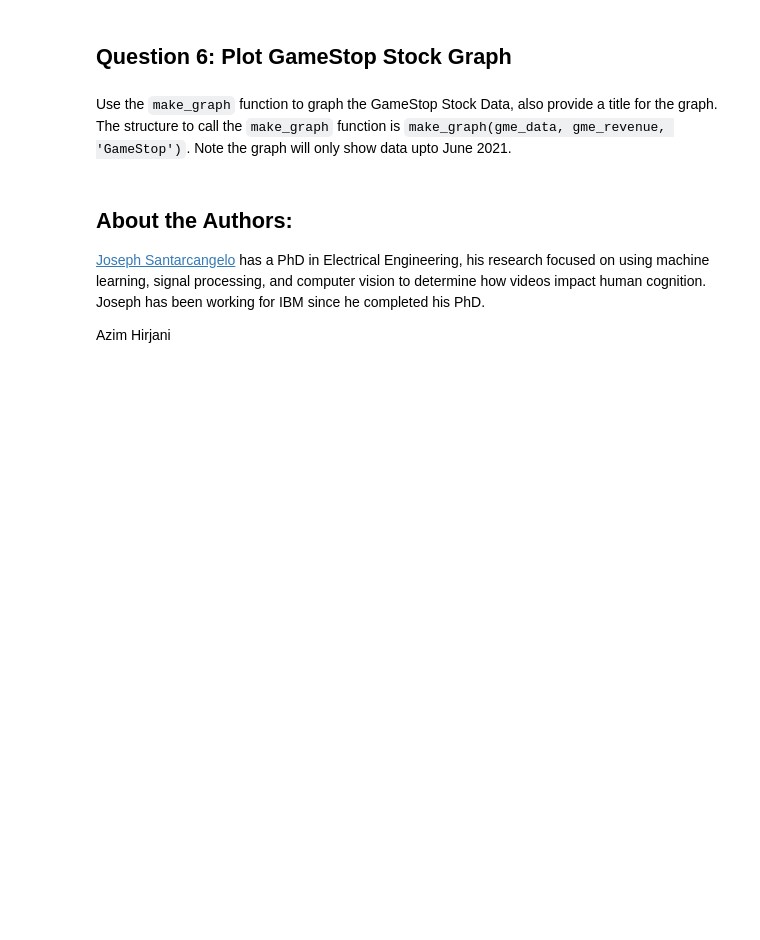
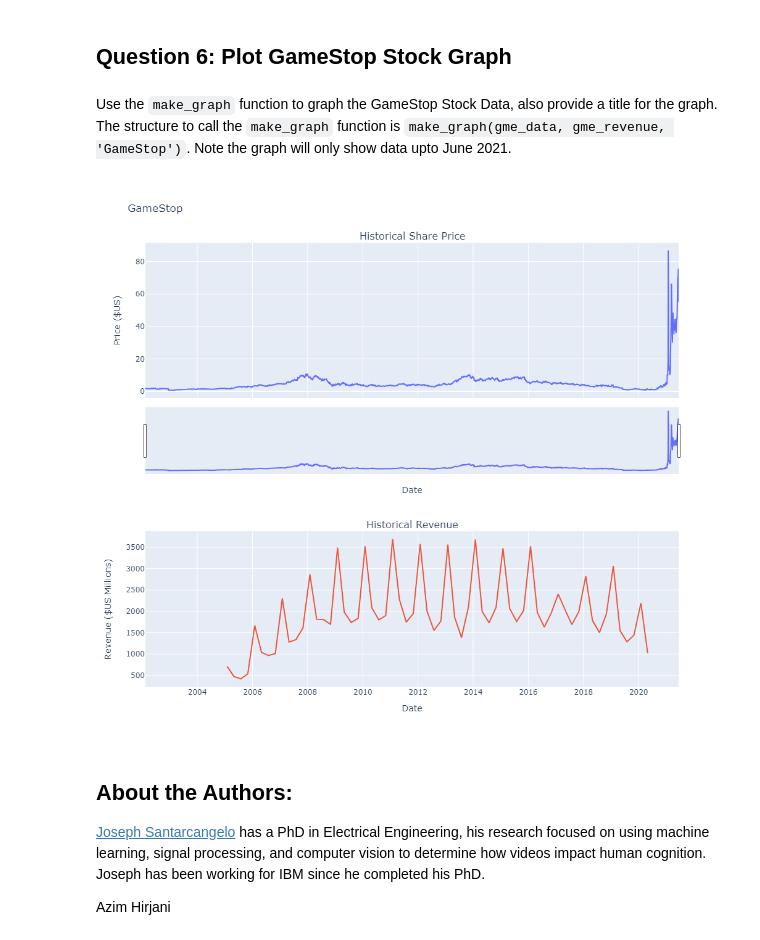
Before and after one commit to Sim2200/IBM-course-repository, a Jupyter notebook: Final Assignment.ipynb, the cells around one changed output. Saved outputs shown, nothing was run; the diff lists cells and outputs as text; code cells hidden in the pictures; blank space fills up the shorter version.

```diff
--- a/Final Assignment.ipynb
+++ b/Final Assignment.ipynb
@@ -245,6 +245,10 @@ Use the `make_graph` function to graph the Tesla Stock Data, also provide a titl
 ## Question 6: Plot GameStop Stock Graph
 # %% [markdown]
 Use the `make_graph` function to graph the GameStop Stock Data, also provide a title for the graph. The structure to call the `make_graph` function is `make_graph(gme_data, gme_revenue, 'GameStop')`. Note the graph will only show data upto June 2021.
+# %%
+make_graph(gme_data, gme_revenue, 'GameStop')
+# %% [output]
+[figure, added]
 # %% [markdown]
 <h2>About the Authors:</h2>
 
```
Also changed, not shown: parts of 2 cells of this notebook.
